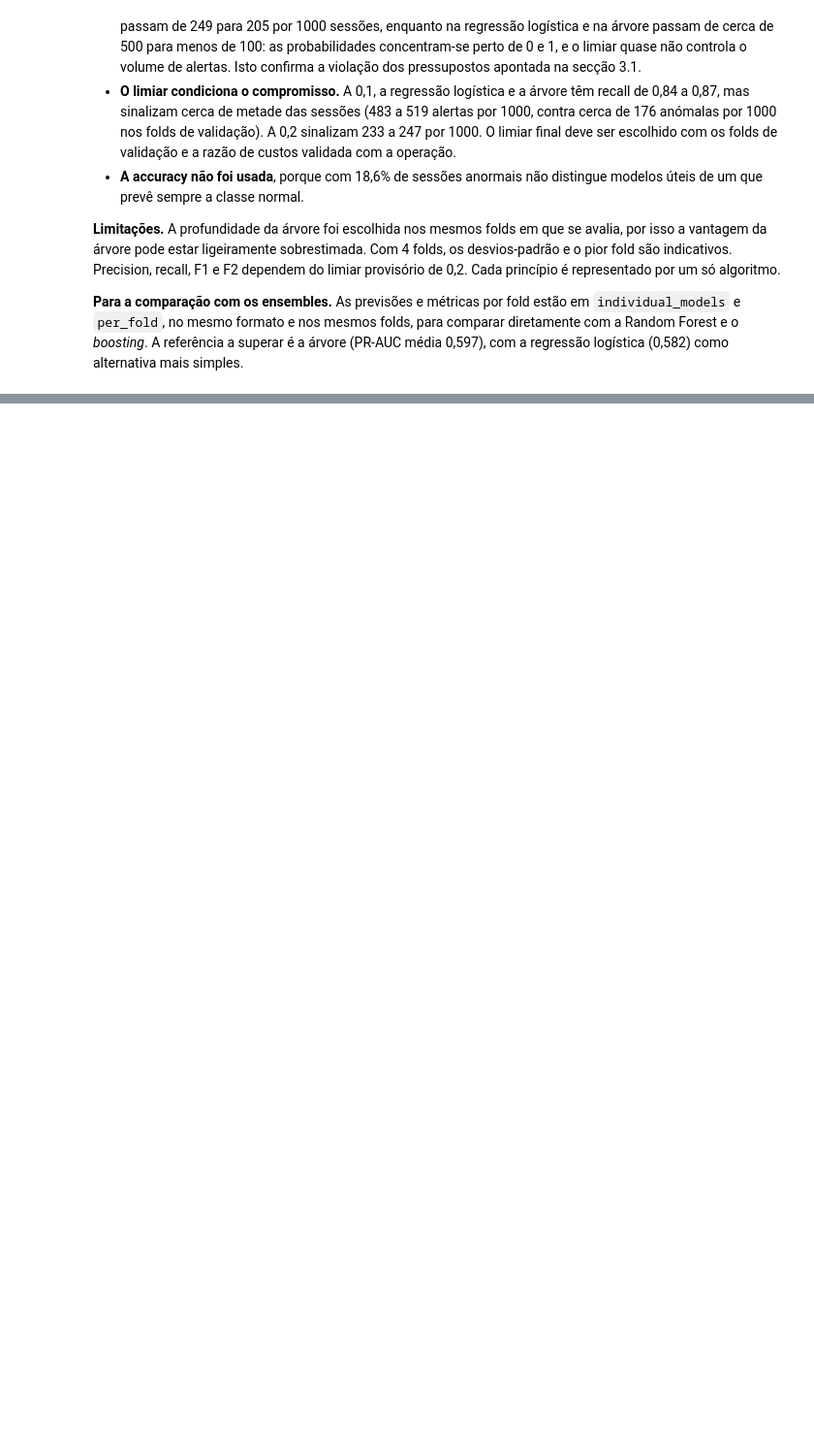
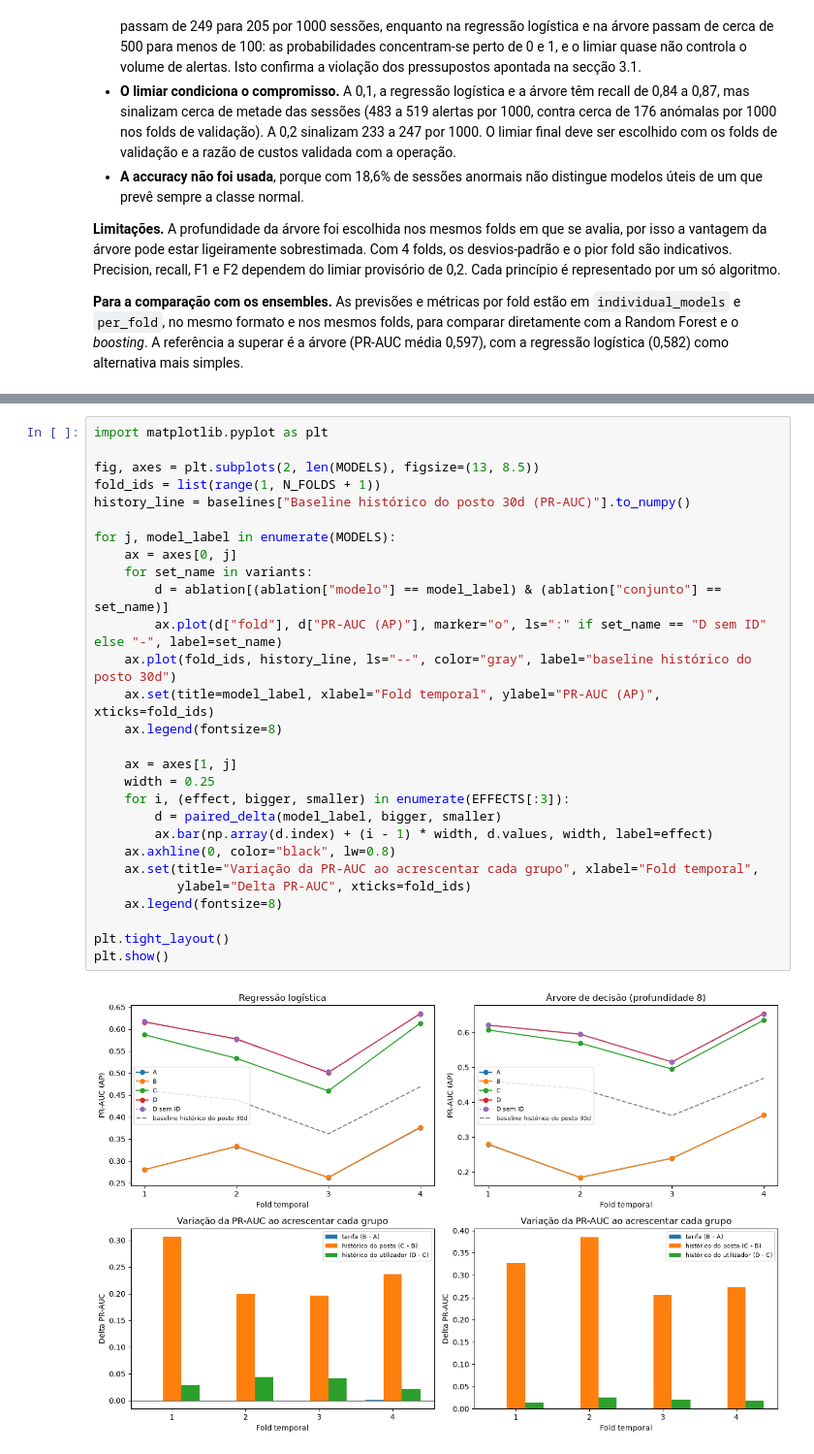
Before and after one commit to marianaCorreiia/MINDD-GPA-1260527-1211883-1231261, a Jupyter notebook: task3.ipynb, the cells around one changed output, grey strips where cells are left out. Shown at 97% size. Drawn from its saved outputs; the diff is of its cells as text; blank space fills up the shorter version.

```diff
--- a/task3.ipynb
+++ b/task3.ipynb
@@ -596,0 +790,30 @@ plt.show()
+# %%
+import matplotlib.pyplot as plt
+
+fig, axes = plt.subplots(2, len(MODELS), figsize=(13, 8.5))
+fold_ids = list(range(1, N_FOLDS + 1))
+history_line = baselines["Baseline histórico do posto 30d (PR-AUC)"].to_numpy()
+
+for j, model_label in enumerate(MODELS):
+    ax = axes[0, j]
+    for set_name in variants:
+        d = ablation[(ablation["modelo"] == model_label) & (ablation["conjunto"] == set_name)]
+        ax.plot(d["fold"], d["PR-AUC (AP)"], marker="o", ls=":" if set_name == "D sem ID" else "-", label=set_name)
+    ax.plot(fold_ids, history_line, ls="--", color="gray", label="baseline histórico do posto 30d")
+    ax.set(title=model_label, xlabel="Fold temporal", ylabel="PR-AUC (AP)", xticks=fold_ids)
+    ax.legend(fontsize=8)
+
+    ax = axes[1, j]
+    width = 0.25
+    for i, (effect, bigger, smaller) in enumerate(EFFECTS[:3]):
+        d = paired_delta(model_label, bigger, smaller)
+        ax.bar(np.array(d.index) + (i - 1) * width, d.values, width, label=effect)
+    ax.axhline(0, color="black", lw=0.8)
+    ax.set(title="Variação da PR-AUC ao acrescentar cada grupo", xlabel="Fold temporal",
+           ylabel="Delta PR-AUC", xticks=fold_ids)
+    ax.legend(fontsize=8)
+
+plt.tight_layout()
+plt.show()
+# %% [output]
+[figure, added]
```
Also changed, not shown: parts of 12 cells of this notebook.
